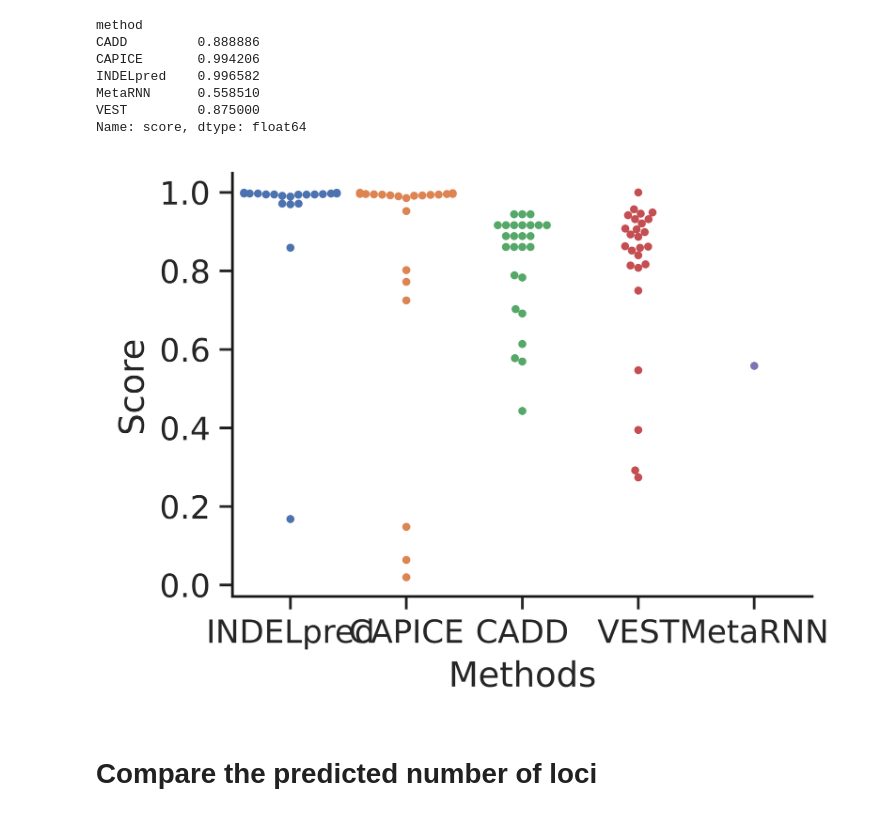
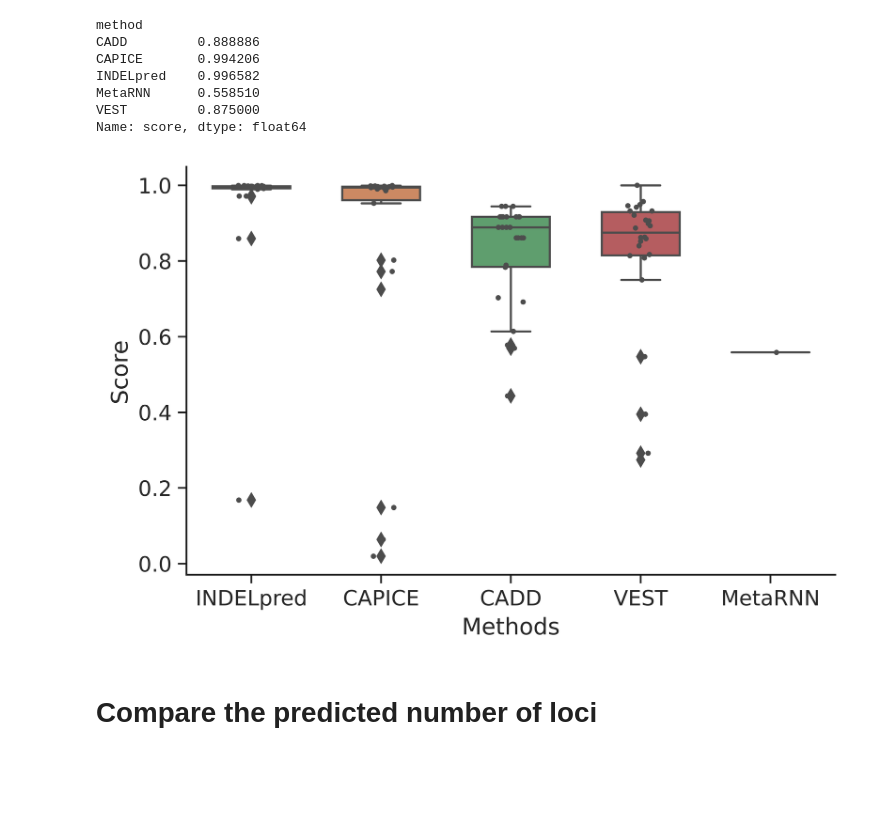
Before and after one commit to yilin-wei98/INDELpred, a Jupyter notebook: scripts/3_model_assessment_20231009.ipynb, the cells around one changed output. Saved outputs shown, nothing was run; the diff lists cells and outputs as text; code cells hidden in the pictures; blank space fills up the shorter version.

```diff
--- a/scripts/3_model_assessment_20231009.ipynb
+++ b/scripts/3_model_assessment_20231009.ipynb
@@ -504,28 +458,27 @@ Name: score, dtype: float64
 # %%
 # pathogenic variants score distribution
 data_list = [{'method': method[3], 'score': score}
              for method in methods
              for score in method[1][method[0] == 1]]
 
 df = pd.DataFrame(data_list)
-
 df['score'] = pd.to_numeric(df['score'], errors='coerce')
 
-plt.figure(figsize=(4, 3))
+plt.figure(figsize=(6, 4))
 sns.boxplot(x='method', y='score', data=df, width=0.6)
-sns.scatterplot(x='method', y='score', data=df, size=3, linewidth=0)
+sns.stripplot(x='method', y='score', data=df, size=3, color=".3", jitter=True, linewidth=0)
 
 plt.xlabel('Methods', fontsize=13)
 plt.ylabel('Score', fontsize=13)
 plt.xticks(fontsize=12)
 plt.yticks(fontsize=12)
 sns.despine()
 
 plt.tight_layout()
 plt.savefig(f"../final_fig/real_world_distribution_{loca}.pdf", format="pdf", dpi=1000, bbox_inches='tight')
 plt.show()
 # %% [output]
-[figure, old version]
+[figure, new version]
 # %% [markdown]
 # Compare the predicted number of loci
 # %%
```
Also changed, not shown: parts of 7 cells of this notebook.
